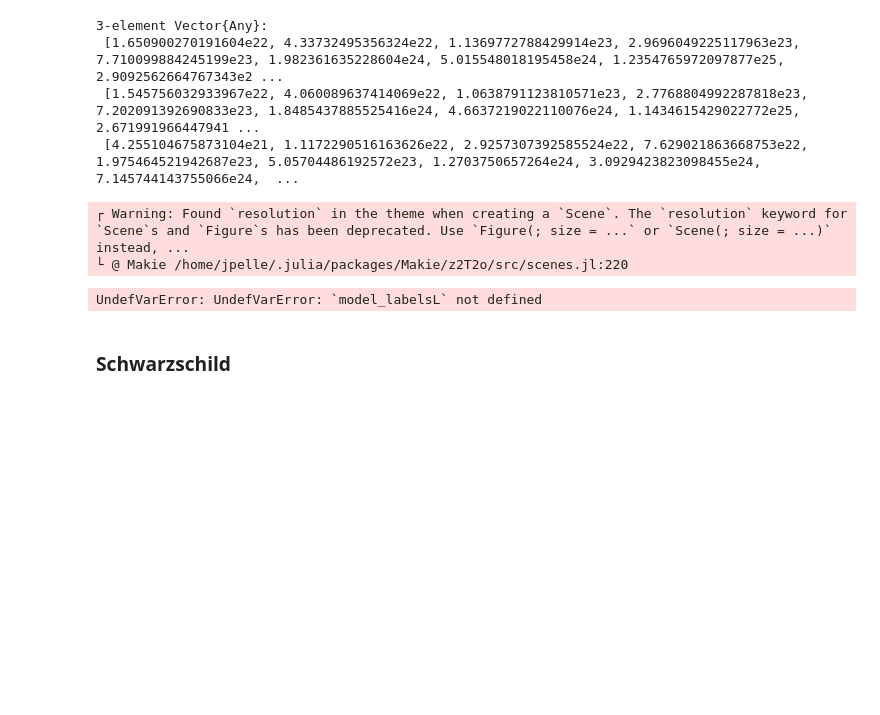
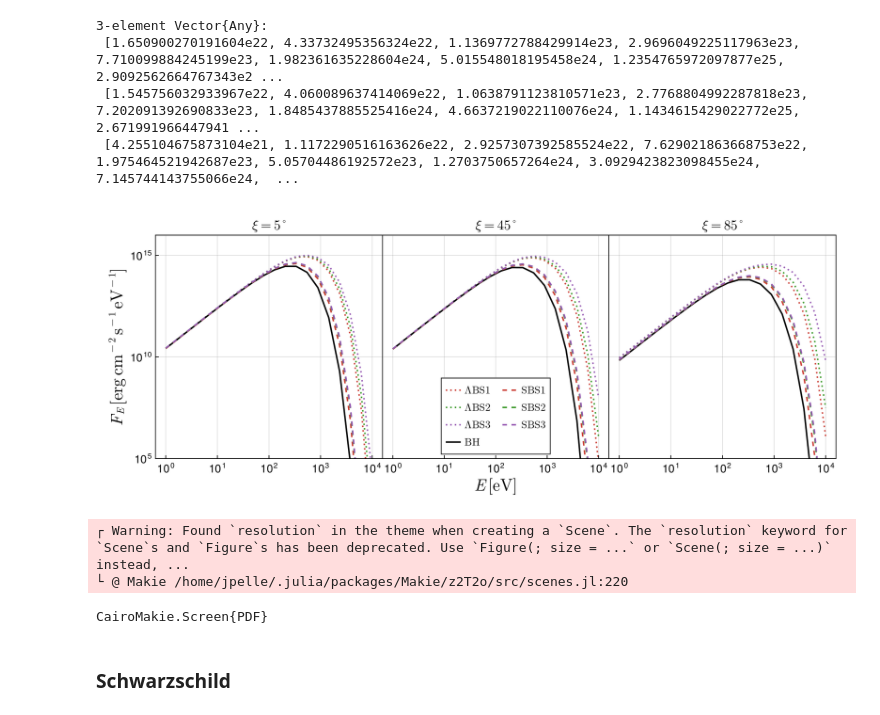
Before and after one commit to joaquinpelle/BosonStars, a Jupyter notebook: bosonstar.ipynb, the cells around one changed output. Cells and saved outputs as stored; diff of their text form; code cells hidden in the pictures; blank space fills up the shorter version.

```diff
--- a/bosonstar.ipynb
+++ b/bosonstar.ipynb
@@ -187,10 +187,11 @@ data_SCH = get_data_schw(obs_energies)
 axes = Matrix{Axis}(undef, 1,3)
 set_theme!(; fonts = (; regular = "Times New Roman"))
 layout = GridLayout(1,3)
-fig = Figure(layout = layout, resolution = (1000,400))
+fig = Figure(layout = layout, size
 inclination_labels = [L"\xi = 5^\circ", L"\xi = 45^\circ", L"\xi = 85^\circ"]
 model_labelsL = [L"\Lambda \text{BS%$(k)}" for k in 1:3]
 model_labelsS = [L"\text{SBS%$(k)}" for k in 1:3]
+colors = [julia_red, julia_green, julia_purple]
 
 for j in 1:3
     axes[j] = Axis(fig[1,j])
@@ -228,36 +229,37 @@ for j in 1:3
     ylims!(ax, 1e5, 1e16)
     ax.xscale = log10
     ax.yscale = log10
     ax.title = inclination_labels[j]
     ax.titlesize = 18
     ax.xlabel = L"E \, [\text{eV}]"
     ax.xlabelsize = 22
     ax.ylabelsize = 22
     ax.xticklabelsize = 15
     ax.yticklabelsize = 15
     ax.xtickalign = 1
     # supertitle = Label(fig[0,j], inclination_labels[j], justification=:center, fontsize=16, color=:black)
     # supertitle.tellwidth = false
     # supertitle.padding = (0.0, 0.0, 10.0, 0.0)
     for i in [1,2,3]
         FS = data_SBS[i,j]
         labelS = L"%$(model_labelsS[i])"#, %$(inclination_labels[j])"
         lines!(ax, erg_to_eV(obs_energies), eV_to_erg(FS); linewidth=2.0, color=colors[i], linestyle=:dash, label=labelS)
     end
     # if j == 2
     # end
 end
 
 leg = axislegend(axmid, position=:cb, nbanks = 4, orientation=:horizontal)
 # leg = Legend(fig[1,2], axmid, L"\text{Model}", nbanks = 4, tellwidth=false, tellheight=false, orientation=:horizontal, valign=:bottom)
 colgap!(fig.layout, 0)
 # colgap!(fig.layout, 3, 12)
 display(fig)
 save("plots/spectra_new.pdf", fig)
 # %% [output]
+[figure, added]
 ┌ Warning: Found `resolution` in the theme when creating a `Scene`. The `resolution` keyword for `Scene`s and `Figure`s has been deprecated. Use `Figure(; size = ...` or `Scene(; size = ...)` instead, ...
 └ @ Makie /home/jpelle/.julia/packages/Makie/z2T2o/src/scenes.jl:220
-UndefVarError: UndefVarError: `model_labelsL` not defined
+CairoMakie.Screen{PDF}
 # %% [markdown]
 ### Schwarzschild
 # %%
```
Also changed, not shown: parts of 6 cells of this notebook, 10 other files.
